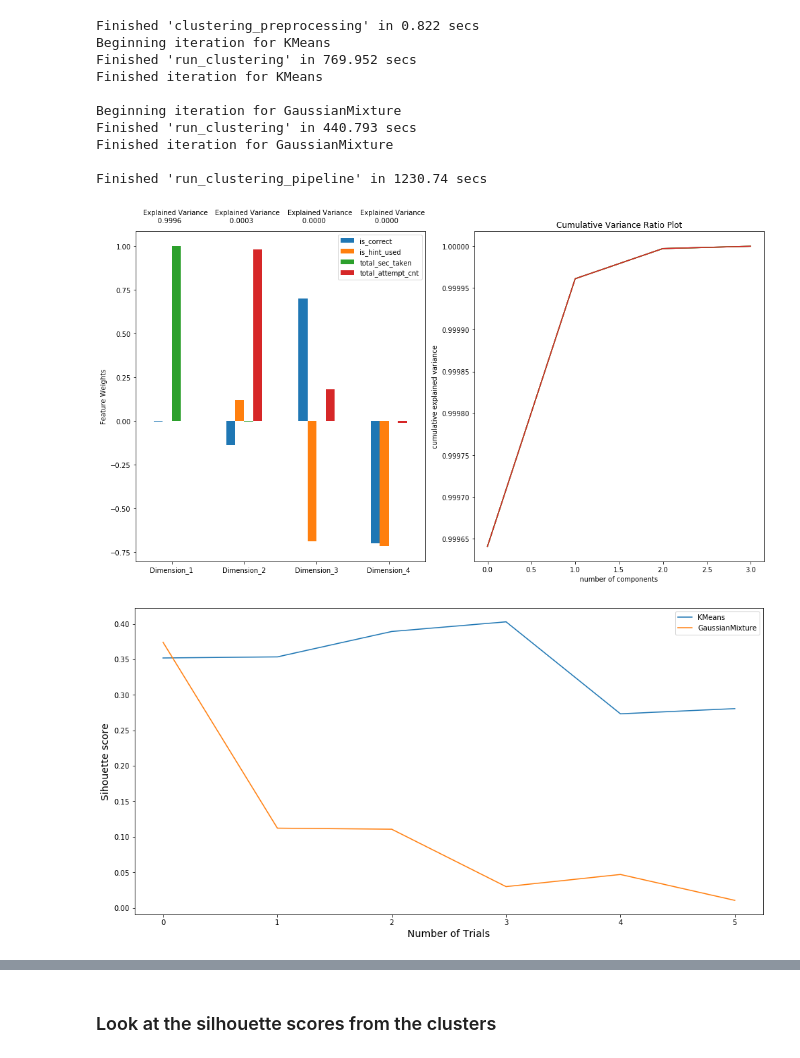
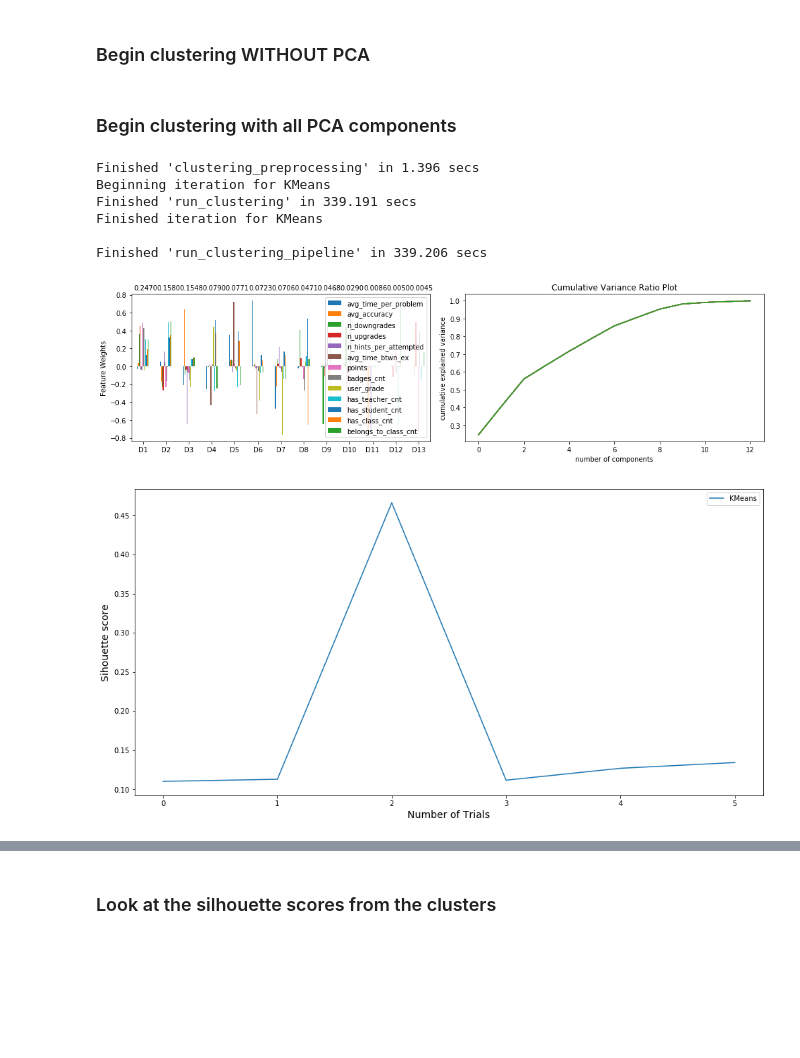
Before and after one commit to timmmlim/bt4103-junyi, a Jupyter notebook: ky_clustering.ipynb, the cells around one changed output, grey strips where cells are left out. Cells and saved outputs as stored; diff of their text form; code cells hidden in the pictures; blank space fills up the shorter version.

Commit message:
clustering

```diff
--- a/ky_clustering.ipynb
+++ b/ky_clustering.ipynb
@@ -3,4 +3,7 @@ import pandas as pd
 import numpy as np
 %load_ext autoreload
 %autoreload 2
-log = pd.read_csv('Log_Problem.csv')
+log_problem = pd.read_csv('Log_Problem.csv')
+info_userdata = pd.read_csv('Info_UserData.csv')
+# %%
+log_problem['timestamp_TW'] = log_problem['timestamp_TW'].apply(lambda x: dt.datetime.strptime(x[:-4], "%Y-%m-%d %H:%M:%S"))
@@ -16,9 +86,13 @@ user_log = aggregate_log(log, 'uuid', features)
+# %% [markdown]
+### Begin clustering WITHOUT PCA
 # %%
-unique_id = user_log.iloc[:,0:1]
-data = user_log.iloc[:,1:]
+# unique_id = user_log.iloc[:,0:1]
+# data = user_log.iloc[:,1:]
 k_range = np.arange(2,8) # should start with 2 cluster at least
 # clustering_scores = pd.DataFrame()
 seed = 4103
+
+user_log = clustering_input.reset_index()
 
 from clustering_utils.clustering_pipeline import bt4103Clustering
 from sklearn.cluster import KMeans, MeanShift, SpectralClustering, AgglomerativeClustering, DBSCAN, OPTICS, Birch, AffinityPropagation
@@ -29,19 +103,39 @@ CC = bt4103Clustering(user_log)
 CC.create_algo_input(inputs = [(KMeans, {'random_state':seed}, ('n_clusters', k_range)),
          (GaussianMixture, {'random_state':seed}, ('n_components', k_range)),]
     )
-CC.clustering_preprocessing(n_components=None)
+# CC.clustering_preprocessing(n_components=None)
 scores, unique_id = CC.run_clustering_pipeline()
 CC.silhouette_analysis()
-# %% [output]
-Finished 'clustering_preprocessing' in 0.822 secs
-Beginning iteration for KMeans
-Finished 'run_clustering' in 769.952 secs
-Finished iteration for KMeans
-
-Beginning iteration for GaussianMixture
-Finished 'run_clustering' in 440.793 secs
-Finished iteration for GaussianMixture
-
-Finished 'run_clustering_pipeline' in 1230.74 secs
-[figure, removed]
-[figure, removed]
+# %% [markdown]
+### Begin clustering with all PCA components
+# %%
+# unique_id = user_log.iloc[:,0:1]
+# data = user_log.iloc[:,1:]
+k_range = np.arange(2,8) # should start with 2 cluster at least
+# clustering_scores = pd.DataFrame()
+seed = 4103
+
+user_log = clustering_input.reset_index()
+
+from clustering_utils.clustering_pipeline import bt4103Clustering
+from sklearn.cluster import KMeans, MeanShift, SpectralClustering, AgglomerativeClustering, DBSCAN, OPTICS, Birch, AffinityPropagation
+from sklearn.cluster import AffinityPropagation
+from sklearn.mixture import GaussianMixture
+
+CC = bt4103Clustering(user_log)
+CC.create_algo_input(inputs = [(KMeans, {'random_state':seed}, ('n_clusters', k_range)),
+#          (GaussianMixture, {'random_state':seed}, ('n_components', k_range)),
+                              ]
+    )
+CC.clustering_preprocessing(n_components=None)
+scores, unique_id = CC.run_clustering_pipeline()
+CC.silhouette_analysis()
+# %% [output]
+Finished 'clustering_preprocessing' in 1.396 secs
+Beginning iteration for KMeans
+Finished 'run_clustering' in 339.191 secs
+Finished iteration for KMeans
+
+Finished 'run_clustering_pipeline' in 339.206 secs
+[figure, added]
+[figure, added]
```
Also changed, not shown: parts of 31 cells of this notebook.
